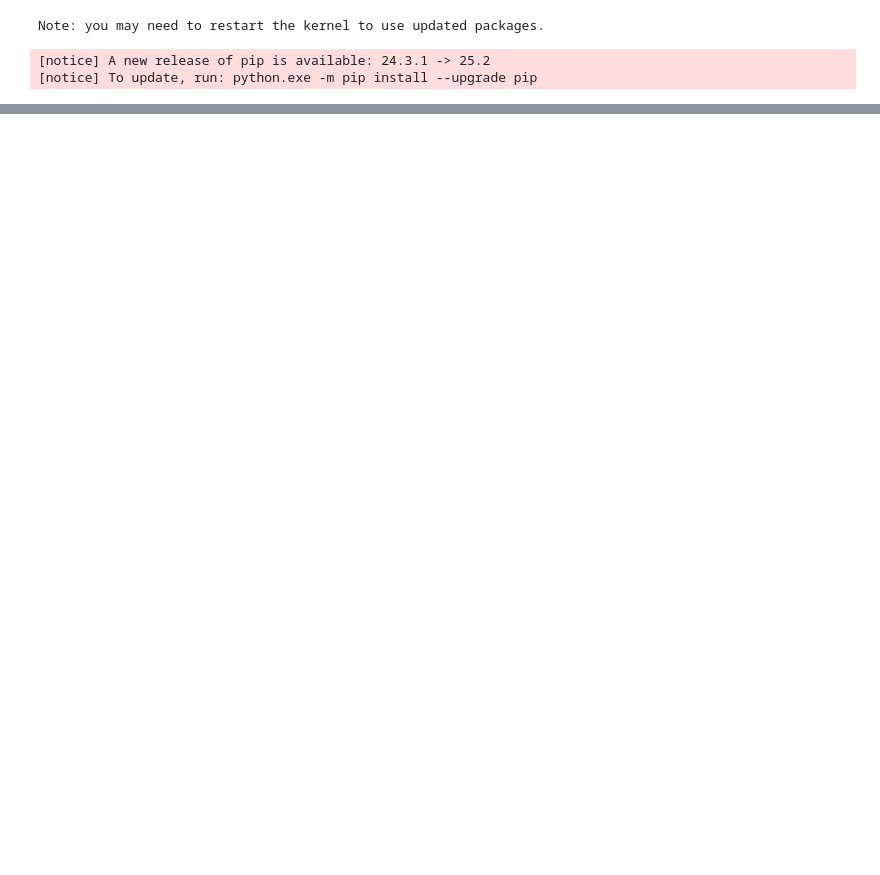
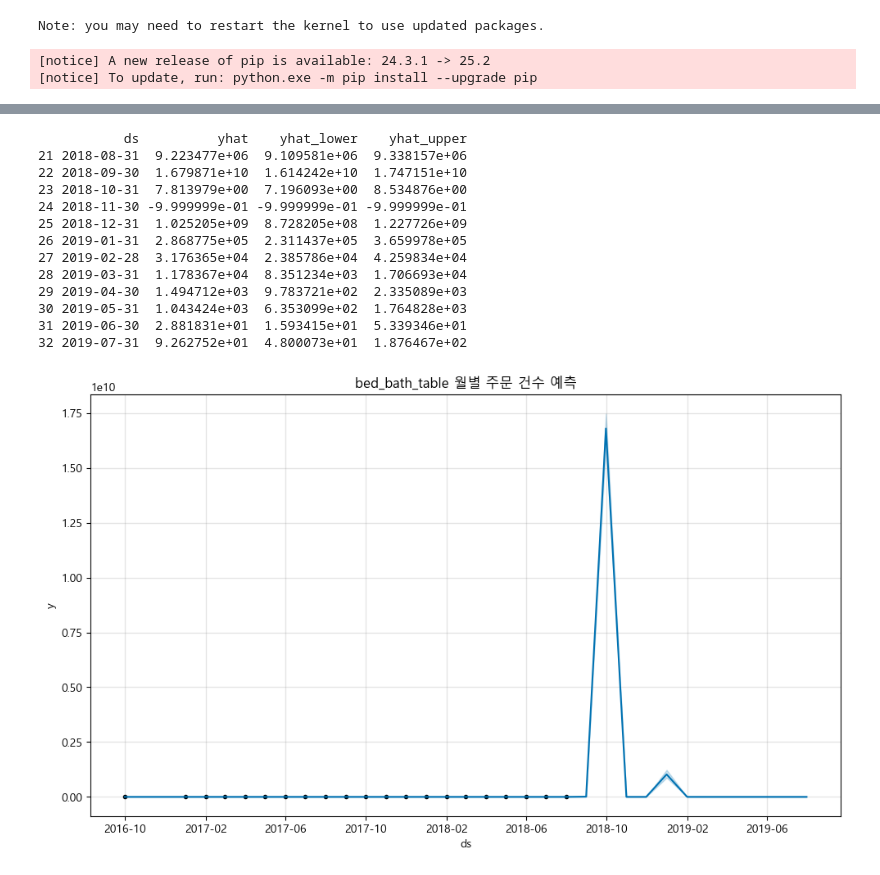
Before and after one commit to hayden-71/pjt-ecommerce-data-analysis, a Jupyter notebook: 3카테고리.ipynb, the cells around one changed output, grey strips where cells are left out. Saved outputs shown, nothing was run; the diff lists cells and outputs as text; code cells hidden in the pictures; blank space fills up the shorter version.

```diff
--- a/3카테고리.ipynb
+++ b/3카테고리.ipynb
@@ -321,0 +383,45 @@ Index([1, 2, 3], dtype='int64', name='월별주문건수')
+# %%
+from prophet import Prophet
+
+# ds 컬럼으로 변환 (Prophet 요구)
+monthly_category_trend['ds'] = pd.to_datetime(monthly_category_trend['order_month']).dt.to_period('M').dt.to_timestamp()
+monthly_category_trend['y'] = monthly_category_trend['월별주문건수']
+
+# 특정 카테고리 선택 (예: bed_bath_table)
+df_cat = monthly_category_trend[monthly_category_trend['product_category']=='bed_bath_table'][['ds','y']]
+
+# 로그 변환 (변동폭이 큰 경우 안정화)
+df_cat['y'] = np.log1p(df_cat['y'])
+
+events = pd.DataFrame({
+    'holiday': 'black_friday',
+    'ds': pd.to_datetime(['2016-11-25', '2018-11-24']),  # 2년치 데이터 기준
+    'lower_window': 0,
+    'upper_window': 1
+})
+
+
+model = Prophet(yearly_seasonality=True, holidays=events)
+model.fit(df_cat)
+
+# 미래 12개월 예측
+future = model.make_future_dataframe(periods=12, freq='M')
+forecast = model.predict(future)
+
+# 예측값 원래 스케일로 변환
+forecast['yhat'] = np.expm1(forecast['yhat'])
+forecast['yhat_lower'] = np.expm1(forecast['yhat_lower'])
+forecast['yhat_upper'] = np.expm1(forecast['yhat_upper'])
+
+
+# 최근 예측값 확인
+print(forecast[['ds','yhat','yhat_lower','yhat_upper']].tail(12))
+
+# 그래프 시각화
+fig1 = model.plot(forecast)
+plt.title('bed_bath_table 월별 주문 건수 예측')
+plt.show()
+
+fig2 = model.plot_components(forecast)
+plt.show()
+# %% [output]
@@ -321,0 +430,14 @@ Index([1, 2, 3], dtype='int64', name='월별주문건수')
+           ds          yhat    yhat_lower    yhat_upper
+21 2018-08-31  9.223477e+06  9.109581e+06  9.338157e+06
+22 2018-09-30  1.679871e+10  1.614242e+10  1.747151e+10
+23 2018-10-31  7.813979e+00  7.196093e+00  8.534876e+00
+24 2018-11-30 -9.999999e-01 -9.999999e-01 -9.999999e-01
+25 2018-12-31  1.025205e+09  8.728205e+08  1.227726e+09
+26 2019-01-31  2.868775e+05  2.311437e+05  3.659978e+05
+27 2019-02-28  3.176365e+04  2.385786e+04  4.259834e+04
+28 2019-03-31  1.178367e+04  8.351234e+03  1.706693e+04
+29 2019-04-30  1.494712e+03  9.783721e+02  2.335089e+03
+30 2019-05-31  1.043424e+03  6.353099e+02  1.764828e+03
+31 2019-06-30  2.881831e+01  1.593415e+01  5.339346e+01
+32 2019-07-31  9.262752e+01  4.800073e+01  1.876467e+02
+[figure, added]
```
Also changed, not shown: parts of 11 cells of this notebook, 2 other files.
